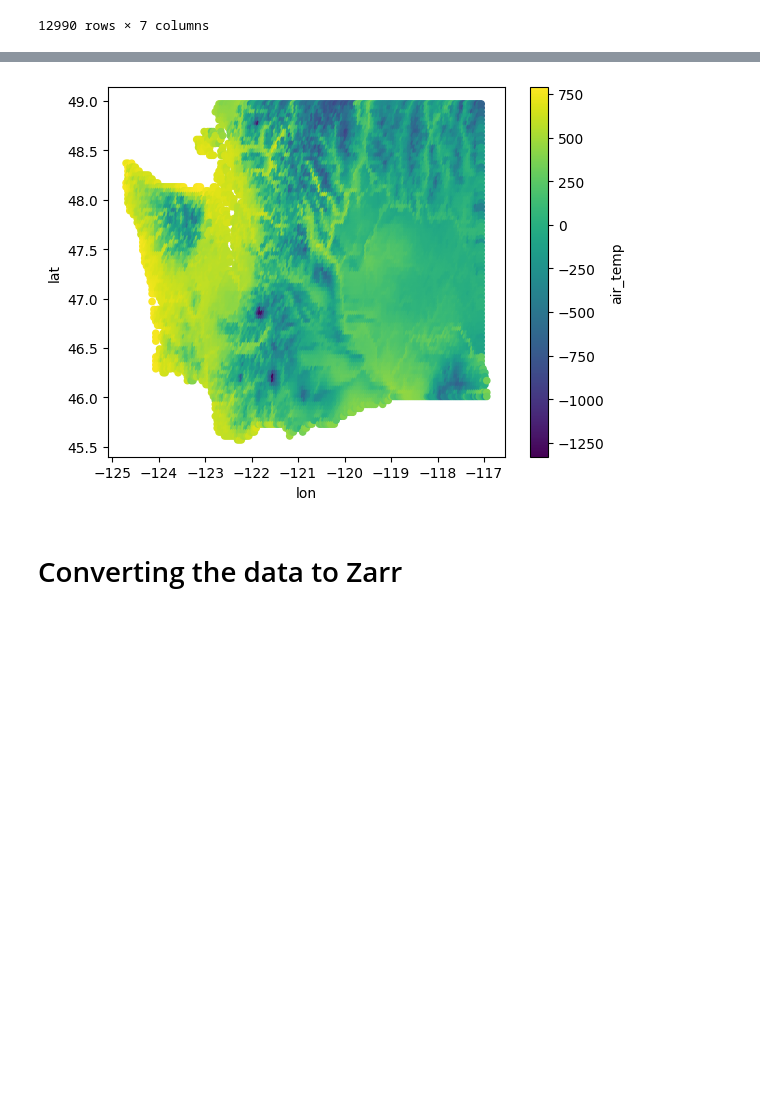
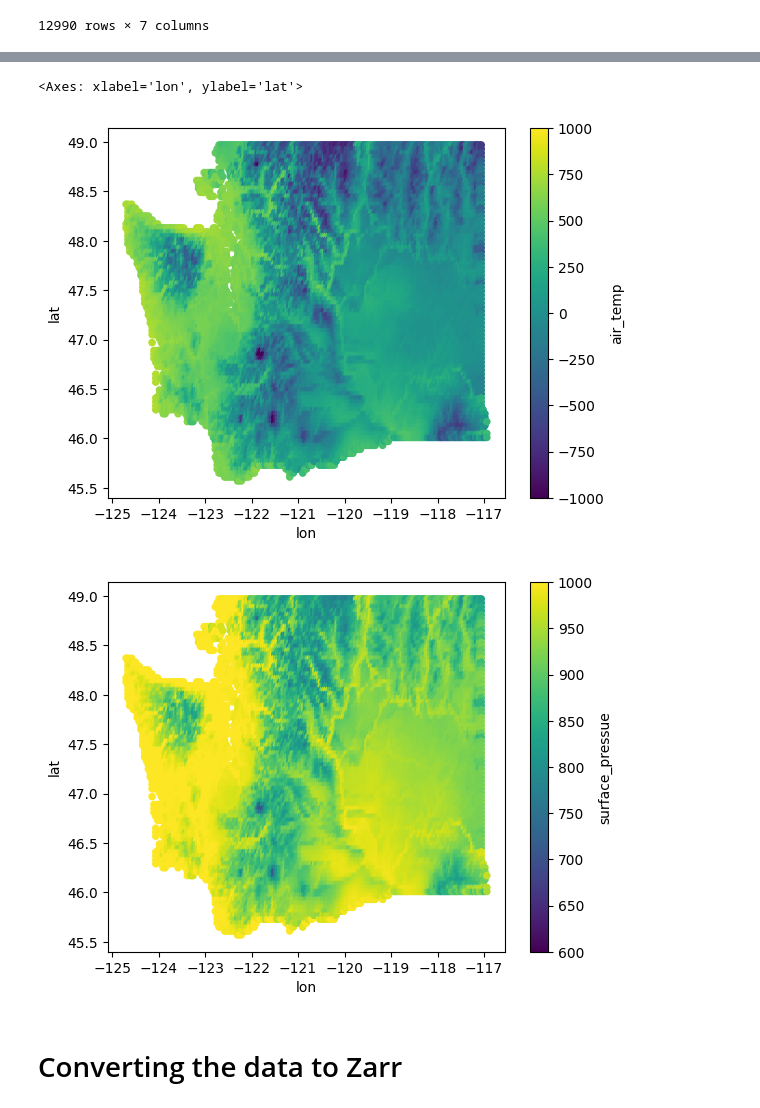
Before and after one commit to weather-data-labs/silurian.ai, a Jupyter notebook: nsrdb_goes_aggregated.ipynb, the cells around one changed output, grey strips where cells are left out. Cells and saved outputs as stored; diff of their text form; code cells hidden in the pictures; blank space fills up the shorter version.

Commit message:
added another variable and 1 week's data

```diff
--- a/nsrdb_goes_aggregated.ipynb
+++ b/nsrdb_goes_aggregated.ipynb
@@ -306,9 +306,23 @@ WS.to_csv("meta_washinton2023-01-01T00:00:00.csv")
+# %%
+subset_ds = xr.open_dataset("nsrdb_washington.nc")
 # %%
 # Let's plot out the data!
+t0 = subset_ds.isel(phony_dim_0=0)
+pd.DataFrame(
+  {"air_temp": t0.air_temperature.values,
+  "lat": t0.latitude.values,
+  "lon": t0.longitude.values
+  }).plot.scatter(x="lon", y="lat", c="air_temp", cmap="viridis", vmin=-1000, vmax=1000)
 
-p = pd.DataFrame({"air_temp": air_temp_subset, "lat": WS.latitude, "lon": WS.longitude}).plot.scatter(x="lon", y="lat", c="air_temp", cmap="viridis")
+pd.DataFrame(
+  {"surface_pressue": t0.surface_pressure.values,
+  "lat": t0.latitude.values,
+  "lon": t0.longitude.values
+  }).plot.scatter(x="lon", y="lat", c="surface_pressue", cmap="viridis", vmin=600, vmax=1000)
 # %% [output]
+<Axes: xlabel='lon', ylabel='lat'>
-[figure, old version]
+[figure, new version]
+[figure, added]
 # %% [markdown]
 # Converting the data to Zarr
 # %% [markdown]
```
Also changed, not shown: parts of 8 cells of this notebook.
